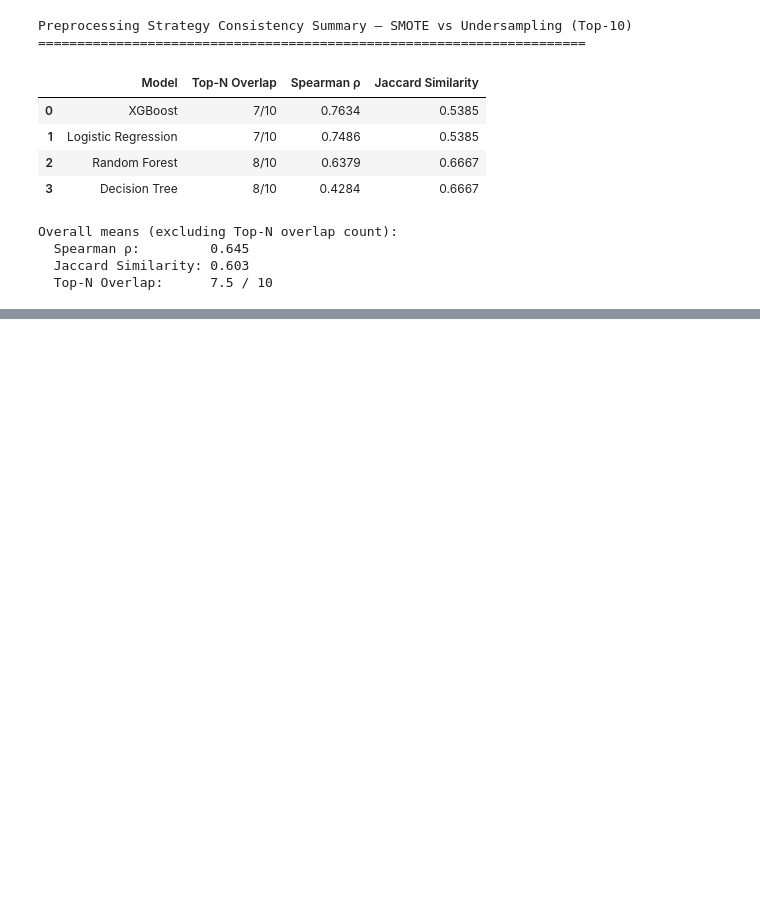
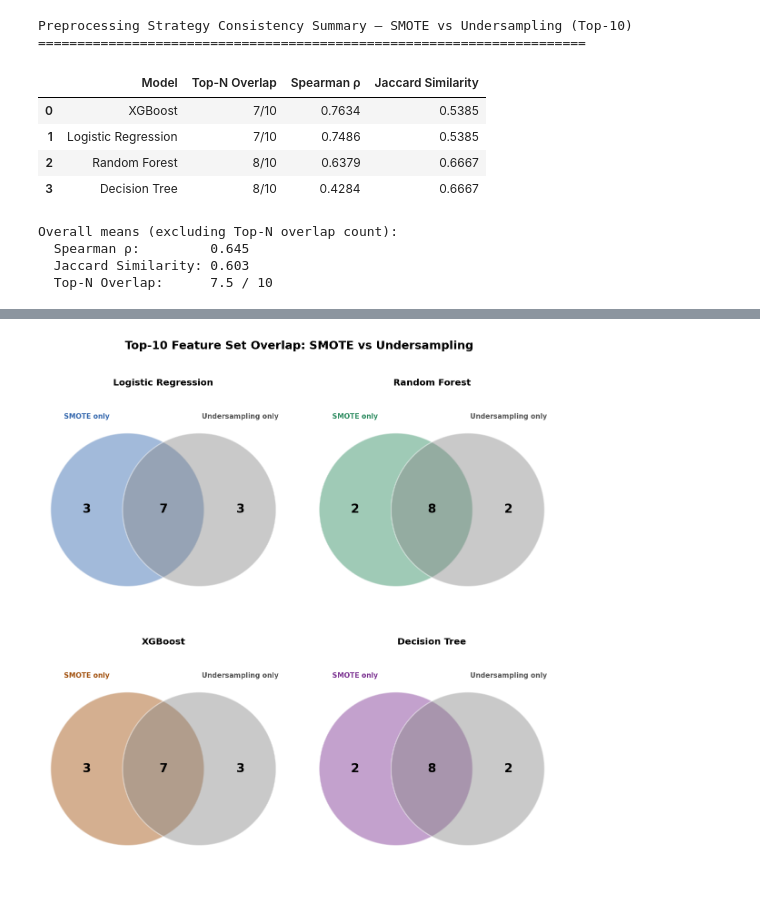
Before and after one commit to KaylanDG/Feature_Importance_DT2_Prediction, a Jupyter notebook: notebooks/07_preprocessing_feature_consistency.ipynb, the cells around one changed output, grey strips where cells are left out. Cells and saved outputs as stored; diff of their text form; code cells hidden in the pictures; blank space fills up the shorter version.

```diff
--- a/notebooks/07_preprocessing_feature_consistency.ipynb
+++ b/notebooks/07_preprocessing_feature_consistency.ipynb
@@ -432,0 +441,51 @@ Overall means (excluding Top-N overlap count):
+# %%
+from matplotlib.patches import Circle
+
+fig, axes = plt.subplots(2, 2, figsize=(10, 10))
+axes = axes.flatten()
+
+for idx, model in enumerate(MODELS):
+    ax = axes[idx]
+    color = MODEL_COLORS[model]
+
+    top_smote = get_top_n(shap_df, model, "SMOTE", TOP_N)
+    top_under = get_top_n(shap_df, model, "Undersampling", TOP_N)
+
+    if not top_smote and not top_under:
+        ax.set_title(model, fontsize=12, fontweight="bold")
+        ax.text(0.5, 0.5, "No data", ha="center", va="center", transform=ax.transAxes)
+        ax.set_axis_off()
+        continue
+
+    shared = top_smote & top_under
+    only_smote = top_smote - top_under
+    only_under = top_under - top_smote
+
+    ax.add_patch(Circle((0.35, 0.5), 0.32, color=color, alpha=0.45, ec="white", lw=1.5))
+    ax.add_patch(Circle((0.65, 0.5), 0.32, color="#888888", alpha=0.45, ec="white", lw=1.5))
+
+    ax.text(0.18, 0.5, str(len(only_smote)), ha="center", va="center", fontsize=16, fontweight="bold")
+    ax.text(0.50, 0.5, str(len(shared)), ha="center", va="center", fontsize=16, fontweight="bold")
+    ax.text(0.82, 0.5, str(len(only_under)), ha="center", va="center", fontsize=16, fontweight="bold")
+
+    ax.text(0.18, 0.88, "SMOTE only", ha="center", fontsize=9, color=color, fontweight="bold")
+    ax.text(0.82, 0.88, "Undersampling only", ha="center", fontsize=9, color="#555555", fontweight="bold")
+
+    ax.set_title(model, fontsize=12, fontweight="bold")
+    ax.set_xlim(0, 1)
+    ax.set_ylim(0, 1)
+    ax.set_aspect("equal")
+    ax.set_axis_off()
+
+fig.suptitle(
+    f"Top-{TOP_N} Feature Set Overlap: SMOTE vs Undersampling",
+    fontsize=15, fontweight="bold", y=1.02
+)
+plt.tight_layout()
+plt.savefig(
+    "../results/figures/preprocessing_feature_consistency/top10_venn.png",
+    bbox_inches="tight", dpi=300
+)
+plt.show()
+# %% [output]
+[figure, added]
```
Also changed, not shown: parts of 3 cells of this notebook, 23 other files.
